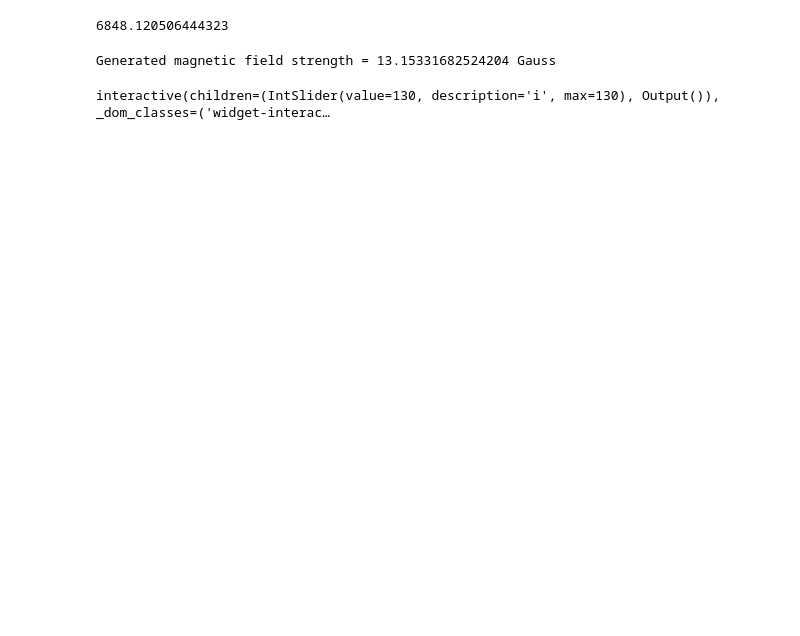
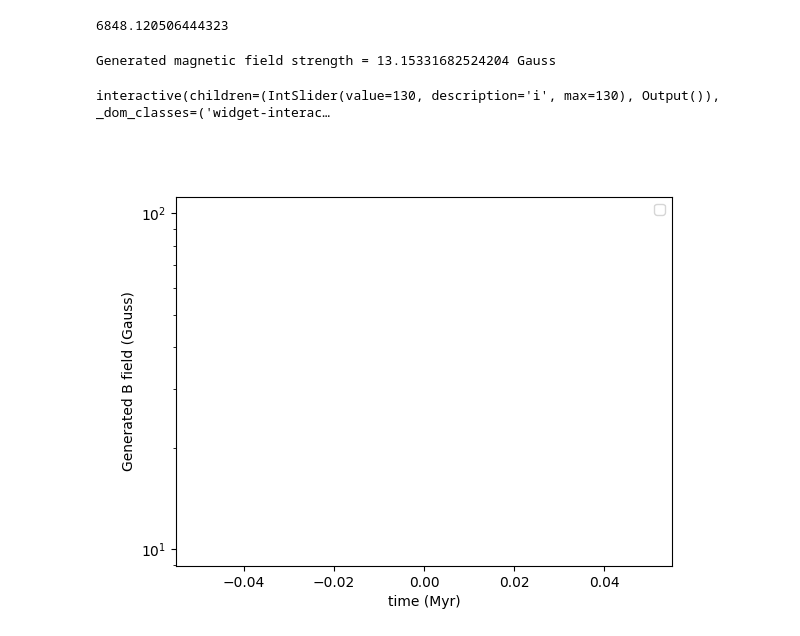
Before and after one commit to olwenrering/Gas-Dynamics-Project, a Jupyter notebook: test.ipynb, the cells around one changed output. Cells and saved outputs as stored; diff of their text form; code cells hidden in the pictures; blank space fills up the shorter version.

```diff
--- a/test.ipynb
+++ b/test.ipynb
@@ -303,6 +314,17 @@ def plot_Elsasser_over_time(i=end):
     plt.show()
 # %% [output]
 interactive(children=(IntSlider(value=130, description='i', max=130), Output()), _dom_classes=('widget-interac…
+# %%
+plt.figure()
+time = np.array(mdl.glob)[:len(B_time),10]
+plt.plot(time, B_time)
+plt.xlabel('time (Myr)')
+plt.ylabel('Generated B field (Gauss)')
+plt.yscale('log')
+plt.legend()
+plt.show()
+# %% [output]
+[figure, added]
 # %%
 B_time
 # %% [output]
```
Also changed, not shown: parts of 5 cells of this notebook, 1 other file.
